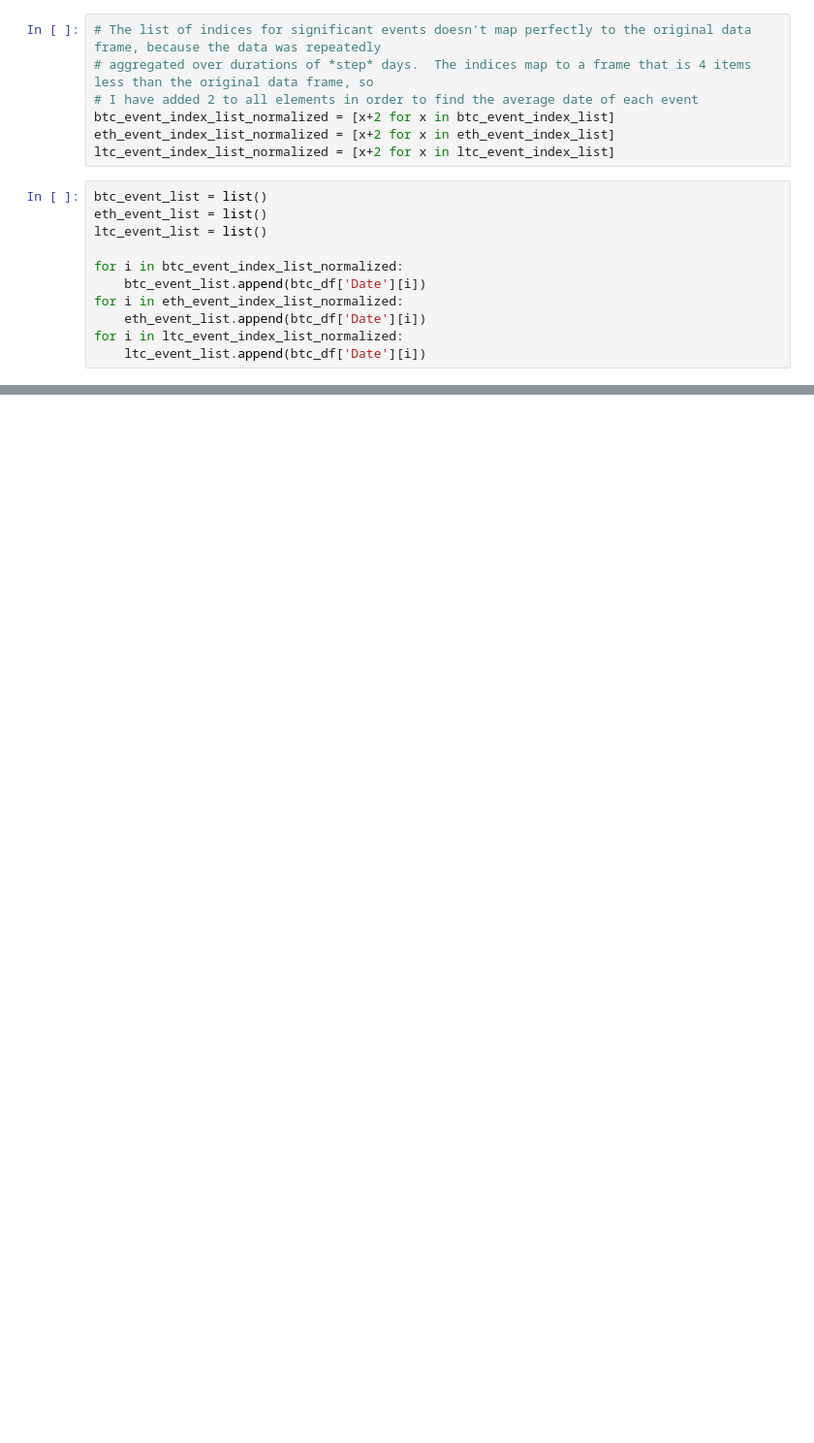
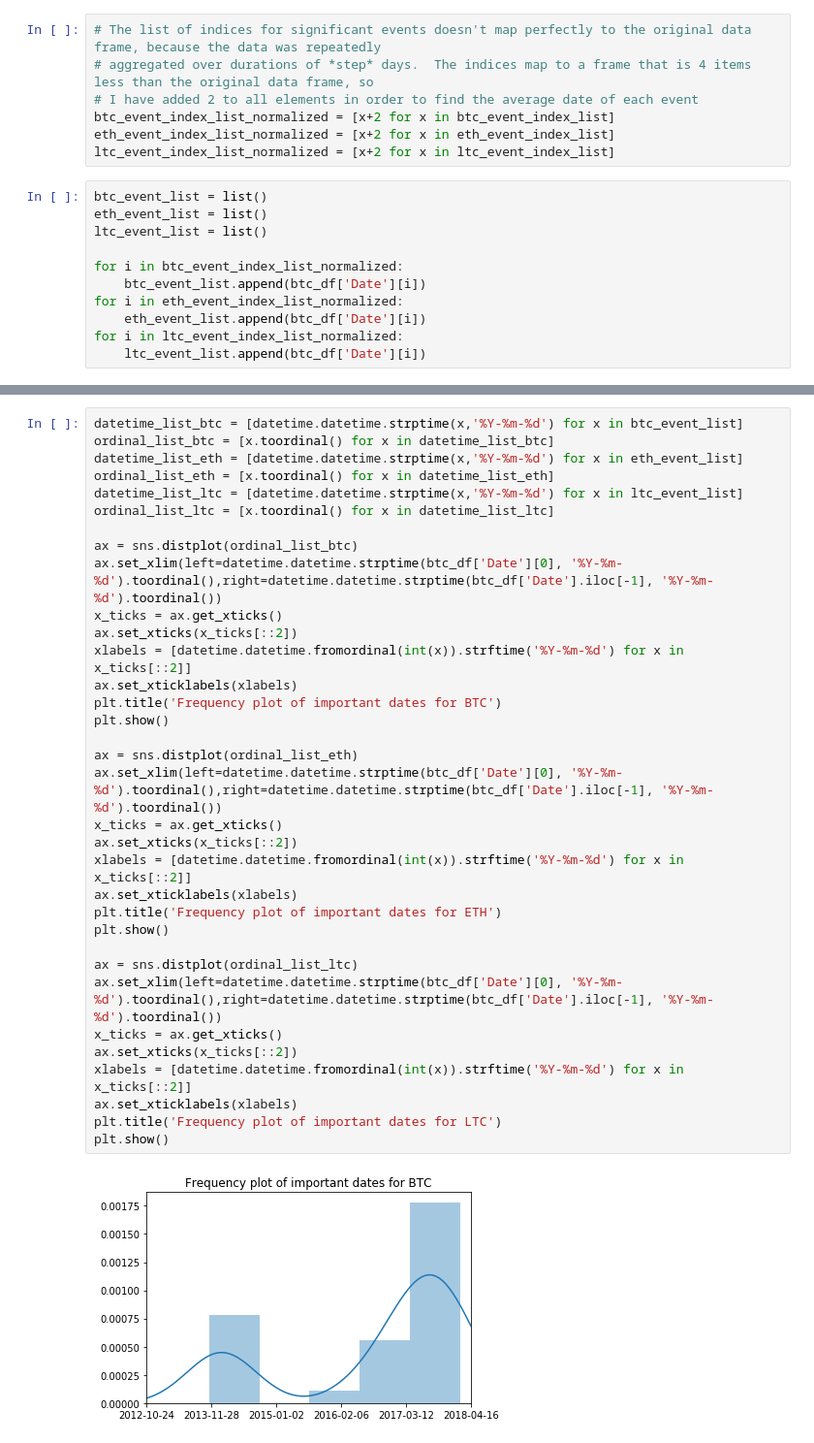
Before and after one commit to mhorton20916/project_one, a Jupyter notebook: crypto_comparison.ipynb, the cells around one changed output, grey strips where cells are left out. Shown at 97% size. Drawn from its saved outputs; the diff is of its cells as text; blank space fills up the shorter version.

```diff
--- a/crypto_comparison.ipynb
+++ b/crypto_comparison.ipynb
@@ -418,0 +478,36 @@ btc_event_list
+# %%
+datetime_list_btc = [datetime.datetime.strptime(x,'%Y-%m-%d') for x in btc_event_list]
+ordinal_list_btc = [x.toordinal() for x in datetime_list_btc]
+datetime_list_eth = [datetime.datetime.strptime(x,'%Y-%m-%d') for x in eth_event_list]
+ordinal_list_eth = [x.toordinal() for x in datetime_list_eth]
+datetime_list_ltc = [datetime.datetime.strptime(x,'%Y-%m-%d') for x in ltc_event_list]
+ordinal_list_ltc = [x.toordinal() for x in datetime_list_ltc]
+
+ax = sns.distplot(ordinal_list_btc)
+ax.set_xlim(left=datetime.datetime.strptime(btc_df['Date'][0], '%Y-%m-%d').toordinal(),right=datetime.datetime.strptime(btc_df['Date'].iloc[-1], '%Y-%m-%d').toordinal())
+x_ticks = ax.get_xticks()
+ax.set_xticks(x_ticks[::2])
+xlabels = [datetime.datetime.fromordinal(int(x)).strftime('%Y-%m-%d') for x in x_ticks[::2]]
+ax.set_xticklabels(xlabels)
+plt.title('Frequency plot of important dates for BTC')
+plt.show()
+
+ax = sns.distplot(ordinal_list_eth)
+ax.set_xlim(left=datetime.datetime.strptime(btc_df['Date'][0], '%Y-%m-%d').toordinal(),right=datetime.datetime.strptime(btc_df['Date'].iloc[-1], '%Y-%m-%d').toordinal())
+x_ticks = ax.get_xticks()
+ax.set_xticks(x_ticks[::2])
+xlabels = [datetime.datetime.fromordinal(int(x)).strftime('%Y-%m-%d') for x in x_ticks[::2]]
+ax.set_xticklabels(xlabels)
+plt.title('Frequency plot of important dates for ETH')
+plt.show()
+
+ax = sns.distplot(ordinal_list_ltc)
+ax.set_xlim(left=datetime.datetime.strptime(btc_df['Date'][0], '%Y-%m-%d').toordinal(),right=datetime.datetime.strptime(btc_df['Date'].iloc[-1], '%Y-%m-%d').toordinal())
+x_ticks = ax.get_xticks()
+ax.set_xticks(x_ticks[::2])
+xlabels = [datetime.datetime.fromordinal(int(x)).strftime('%Y-%m-%d') for x in x_ticks[::2]]
+ax.set_xticklabels(xlabels)
+plt.title('Frequency plot of important dates for LTC')
+plt.show()
+# %% [output]
+[figure, added]
```
Also changed, not shown: parts of 20 cells of this notebook, 11 other files.
